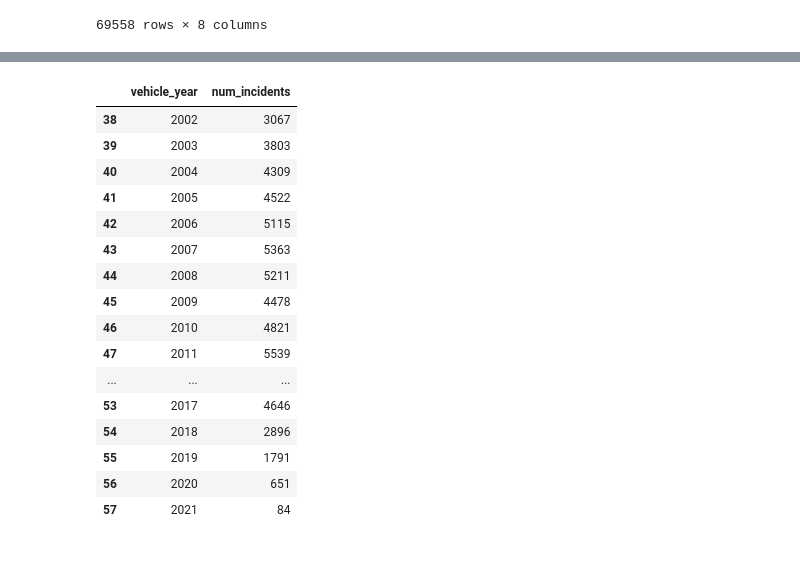
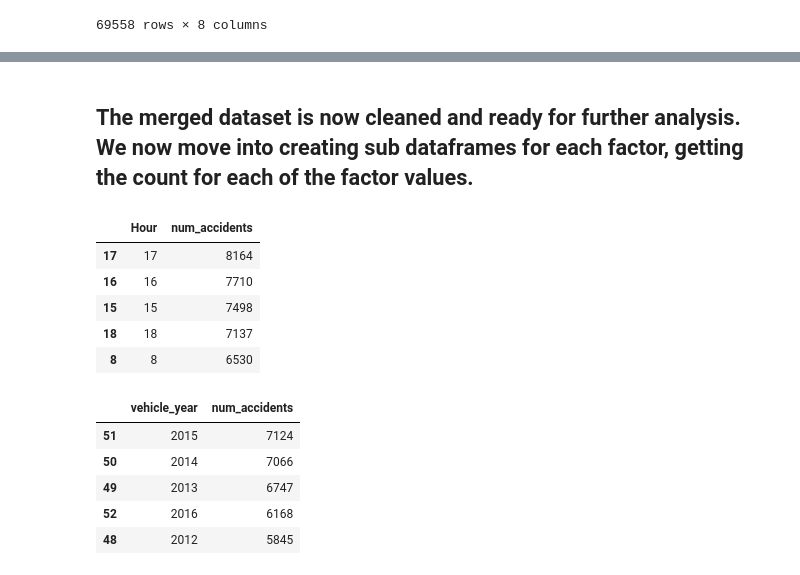
Before and after one commit to terrydiko/INST447Project, a Jupyter notebook: join.ipynb, the cells around one changed output, grey strips where cells are left out. Cells and saved outputs as stored; diff of their text form; code cells hidden in the pictures.

```diff
--- a/join.ipynb
+++ b/join.ipynb
@@ -110,0 +95,7 @@ import numpy as
+# %%
+#cleaning merged data based on unique value results
+merge_data = merge_data.query("vehicle_year >= 1960 and vehicle_year <= 2021")
+merge_data = merge_data.query("direction != 'Unknown'")
+merge_data = merge_data.query("driver_at_fault != 'Unknown'")
+merge_data = merge_data.query("weather not in ['OTHER','UNKNOWN']")
+merge_data.head()
@@ -111,27 +109,41 @@ import numpy as
+# %% [markdown]
+## The merged dataset is now cleaned and ready for further analysis. We now move into creating sub dataframes for each factor, getting the count for each of the factor values.
+# %%
+#strip time from Date/Time column
+merge_data[['Date', 'Time']] = merge_data['crash_date_time'].str.split('T', expand=True)
+merge_data = merge_data.drop(['crash_date_time'], axis=1)
+
+#calculate hour of day
+merge_data['Hour'] = pd.to_datetime(merge_data['Time']).dt.hour
+merge_data.head()
+
+#calculate accidents by hour
+hour = merge_data[['report_number', 'Hour']]
+hour = hour.groupby('Hour').count().reset_index()
+hour.columns = ['Hour', 'num_accidents']
+hour = hour.sort_values(by='num_accidents', ascending=False)
+hour.head()
+# %% [output]
+|  | Hour | num_accidents |
+| 17 | 17 | 8164 |
+| 16 | 16 | 7710 |
+| 15 | 15 | 7498 |
+| 18 | 18 | 7137 |
+| 8 | 8 | 6530 |
 # %%
-# Vehicle Year
+# calculate accidents by year
 year = merge_data[["report_number", "vehicle_year"]]
 year = year.groupby("vehicle_year").count().reset_index()
-year.columns = ["vehicle_year", "num_incidents"]
+year.columns = ["vehicle_year", "num_accidents"]
 year = year.sort_values(by="vehicle_year", ascending=False)
 year = year.head(20).sort_values(by="vehicle_year")
 year["vehicle_year"] = year["vehicle_year"].apply(lambda x : str(x))
-year
+year = year.sort_values(by='num_accidents', ascending=False)
+year.head()
 # %% [output]
-|  | vehicle_year | num_incidents |
-| 38 | 2002 | 3067 |
-| 39 | 2003 | 3803 |
-| 40 | 2004 | 4309 |
-| 41 | 2005 | 4522 |
-| 42 | 2006 | 5115 |
-| 43 | 2007 | 5363 |
-| 44 | 2008 | 5211 |
-| 45 | 2009 | 4478 |
-| 46 | 2010 | 4821 |
-| 47 | 2011 | 5539 |
-| ... | ... | ... |
-| 53 | 2017 | 4646 |
-| 54 | 2018 | 2896 |
-| 55 | 2019 | 1791 |
-| 56 | 2020 | 651 |
-| 57 | 2021 | 84 |
+|  | vehicle_year | num_accidents |
+| 51 | 2015 | 7124 |
+| 50 | 2014 | 7066 |
+| 49 | 2013 | 6747 |
+| 52 | 2016 | 6168 |
+| 48 | 2012 | 5845 |
```
Also changed, not shown: parts of 24 cells of this notebook.
